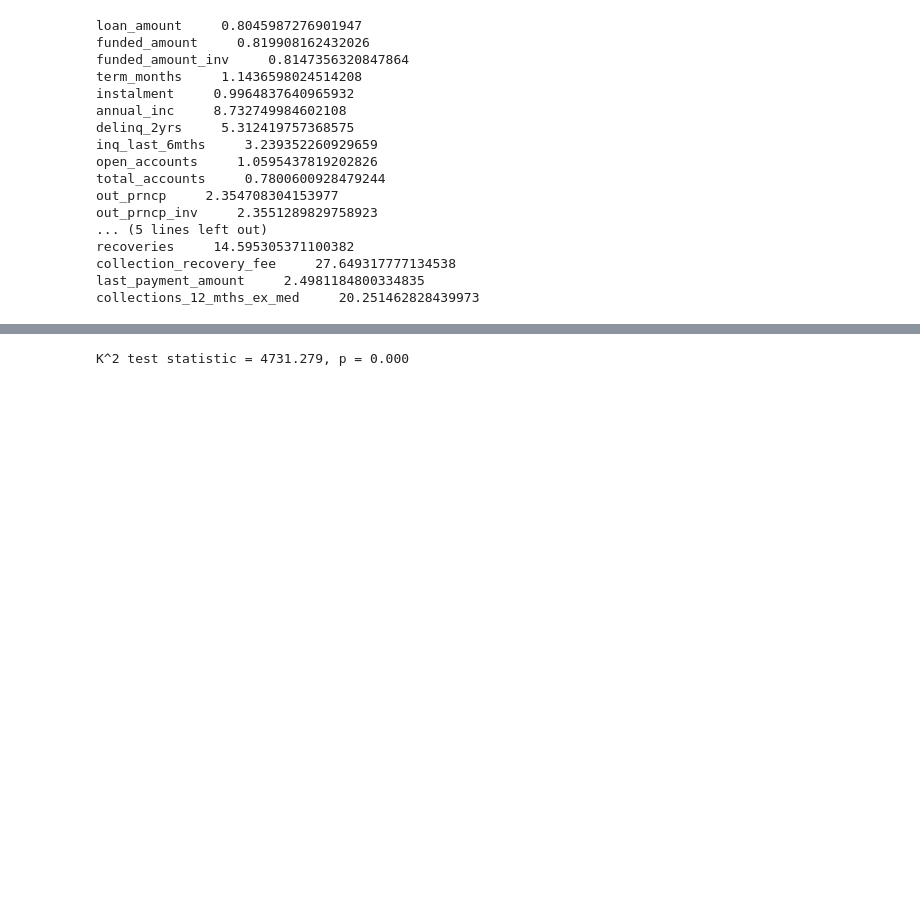
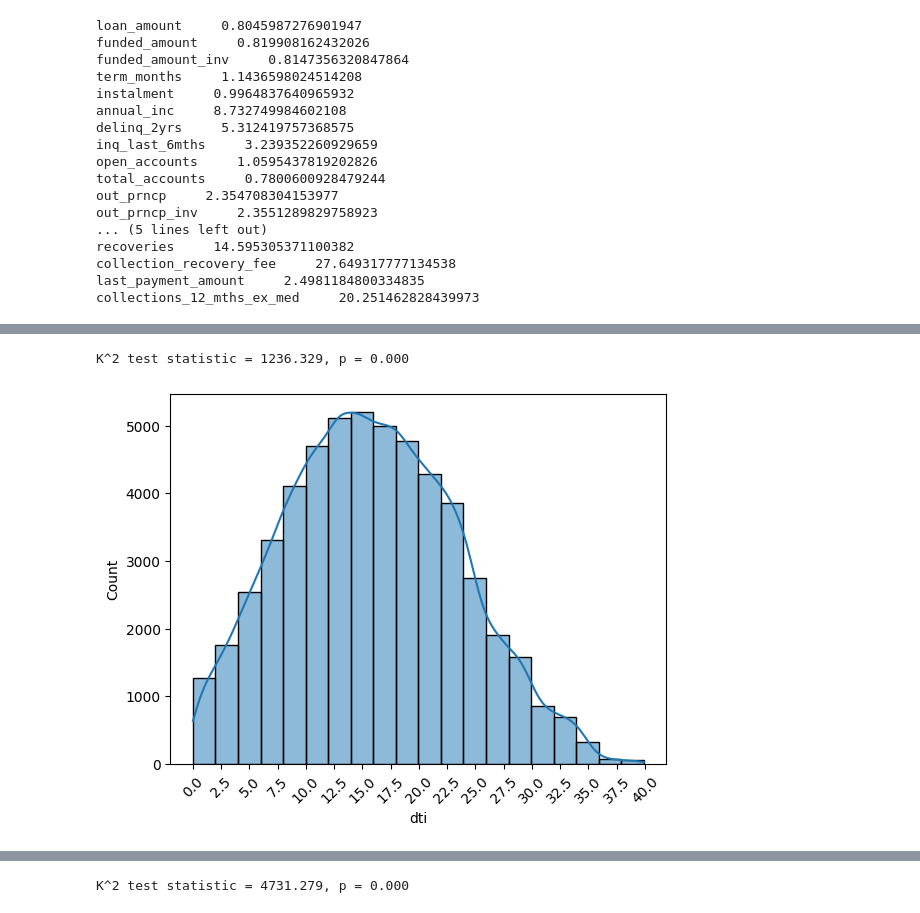
Before and after one commit to armazzer/customer_loans, a Jupyter notebook: skew_review.ipynb, the cells around one changed output, grey strips where cells are left out. Saved outputs shown, nothing was run; the diff lists cells and outputs as text; code cells hidden in the pictures; blank space fills up the shorter version.

```diff
--- a/skew_review.ipynb
+++ b/skew_review.ipynb
@@ -104,0 +116,5 @@ K^2 test statistic = 4574.836, p = 0.000
+# %%
+skew_info.skew_check("dti")
+# %% [output]
+K^2 test statistic = 1236.329, p = 0.000
+[figure, added]
```
Also changed, not shown: parts of 14 cells of this notebook.
